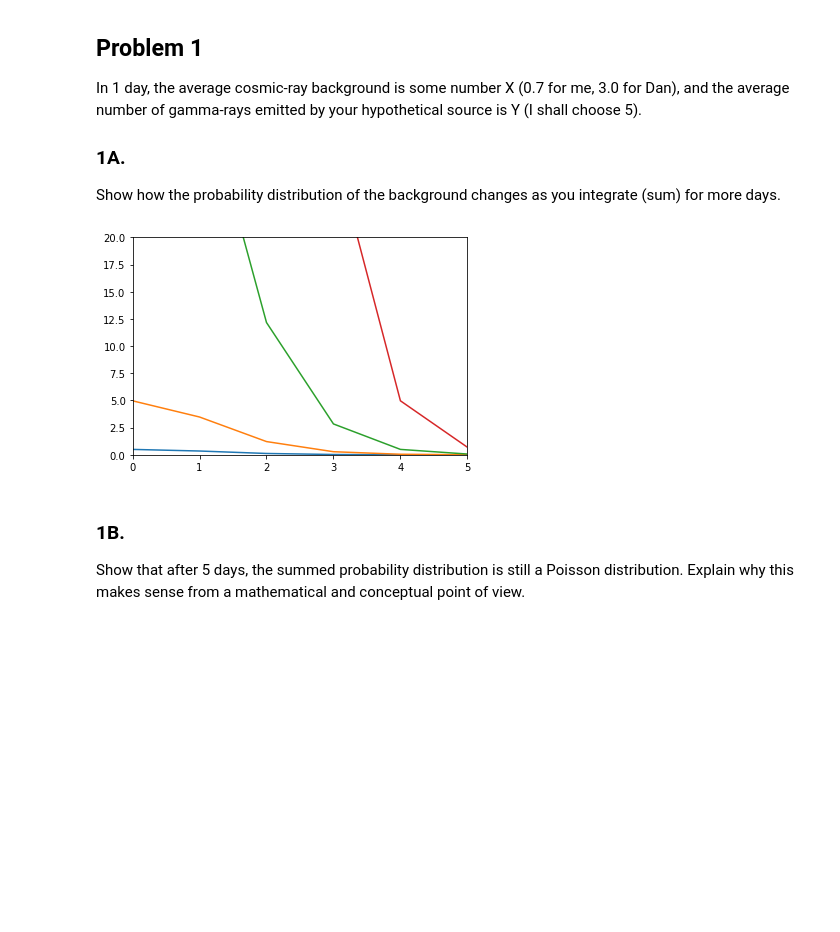
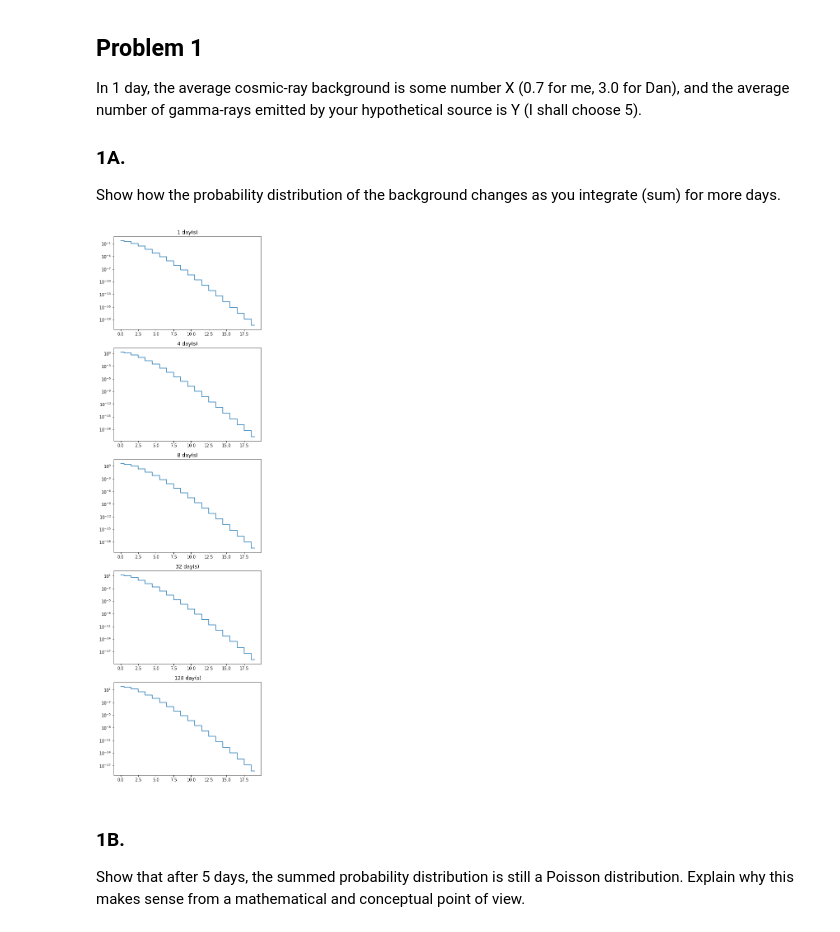
Before and after one commit to AdamK42/physics-434, a Jupyter notebook: lab2/lab2.ipynb, the cells around one changed output. Saved outputs shown, nothing was run; the diff lists cells and outputs as text; code cells hidden in the pictures; blank space fills up the shorter version.

```diff
--- a/lab2/lab2.ipynb
+++ b/lab2/lab2.ipynb
@@ -10,33 +10,39 @@ Show how the probability distribution of the background changes as you integrate
 # %%
 %matplotlib inline
 import numpy as np
 import matplotlib
 import matplotlib.pyplot as plt
 import scipy
 from scipy import stats
 from scipy.stats import poisson
 from scipy.stats import norm
 
 # Several graphs providing different amounts of days.
 
-#Average cosmic background
-mu = 0.7
+mu = 0.7                    #Average cosmic background events
+signal = 5                  #Hypothetical source
+max_events = 20             #Maximum number of events to show
+days = [1, 4, 8, 32, 128]   #Days we want to measure for
 
-#Hypothetical source
-signal = 5
 
-x_axis = range(0, 20)
-poisson_base = poisson.pmf(x_axis , 0.7)
+num_days = len(days)
+x_axis = range(0, max_events)
+poisson_base = poisson.pmf(x_axis , mu)
 
-plt.xlim([0, 5])
-plt.ylim([0, 20])
-ax.set_yscale('log')
-plt.plot(x_axis, poisson_base);
-plt.plot(x_axis, poisson_base * 10);
-plt.plot(x_axis, poisson_base * 100);
-plt.plot(x_axis, poisson_base * 1000);
+# Default figure width, height multiplied by number of days we want to graph
+figure = plt.figure(figsize=(6.4, 4.8*num_days))
+axes = figure.subplots(num_days, 1)
+
+for idx in range(0, num_days):
+    current_poisson = poisson_base * days[idx]
+    ax = axes[idx]
+    ax.set_yscale('log')
+    ax.set_title(str(days[idx]) + ' day(s)')
+    ax.step(x_axis, current_poisson, where='mid')
+
+ax1.set_xlabel('Events');
 # %% [output]
-[figure, old version]
+[figure, new version]
 # %% [markdown]
 ### 1B.
 Show that after 5 days, the summed probability distribution is still a Poisson distribution. Explain why this makes sense from a mathematical and conceptual point of view.
```
Also changed, not shown: parts of 12 cells of this notebook.
